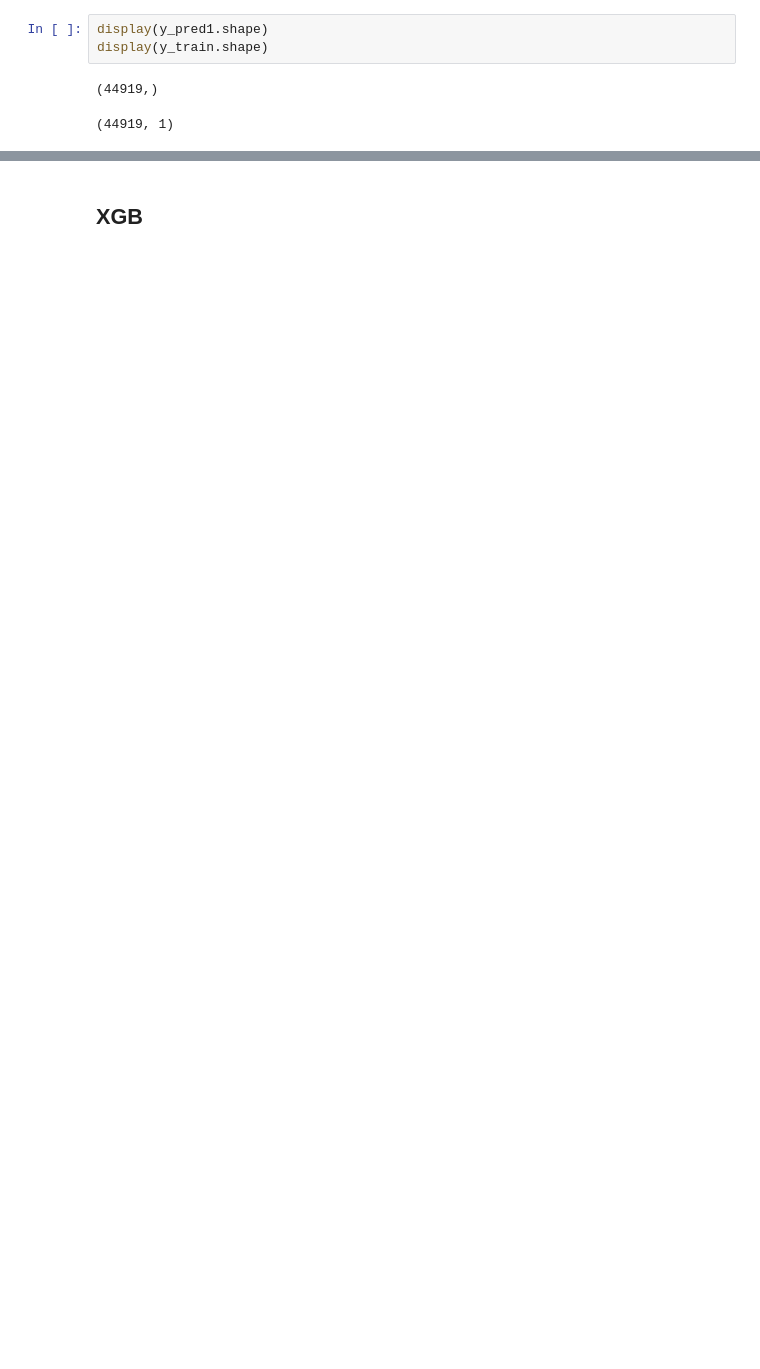
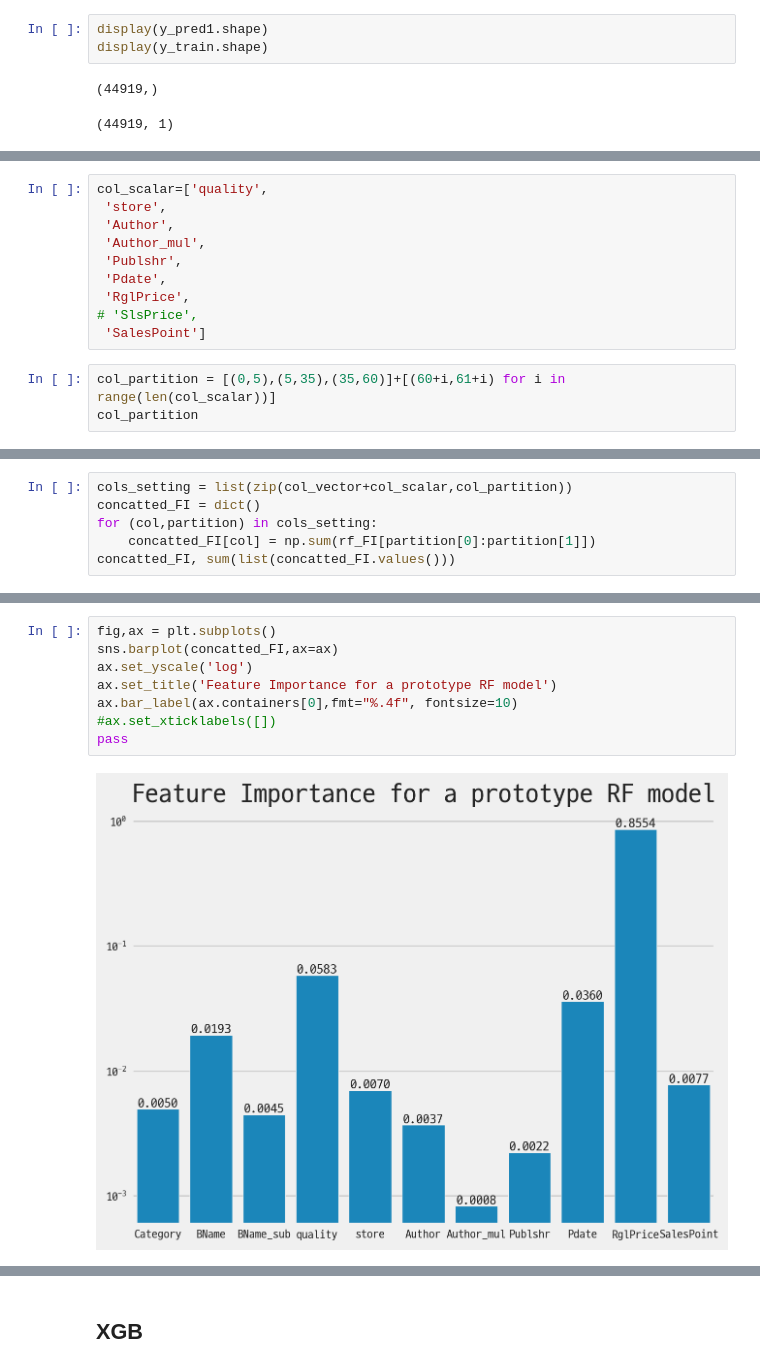
Before and after one commit to kdt-3-second-Project/aladin_usedbook, a Jupyter notebook: research/240717_simple_model_for_sample.ipynb, the cells around one changed output, grey strips where cells are left out. Drawn from its saved outputs; the diff is of its cells as text; blank space fills up the shorter version.

Commit message:
fix/not using SlsPrice

```diff
--- a/research/240717_simple_model_for_sample.ipynb
+++ b/research/240717_simple_model_for_sample.ipynb
@@ -118,0 +228,13 @@ make_reg_score_dict(y_pred3,y_test.reshape(-1),np.mean(y_test))
+# %%
+col_scalar=['quality',
+ 'store',
+ 'Author',
+ 'Author_mul',
+ 'Publshr',
+ 'Pdate',
+ 'RglPrice',
+# 'SlsPrice',
+ 'SalesPoint']
+# %%
+col_partition = [(0,5),(5,35),(35,60)]+[(60+i,61+i) for i in range(len(col_scalar))]
+col_partition
@@ -118,0 +253,6 @@ make_reg_score_dict(y_pred3,y_test.reshape(-1),np.mean(y_test))
+# %%
+cols_setting = list(zip(col_vector+col_scalar,col_partition))
+concatted_FI = dict()
+for (col,partition) in cols_setting:
+    concatted_FI[col] = np.sum(rf_FI[partition[0]:partition[1]])
+concatted_FI, sum(list(concatted_FI.values()))
@@ -118,0 +272,10 @@ make_reg_score_dict(y_pred3,y_test.reshape(-1),np.mean(y_test))
+# %%
+fig,ax = plt.subplots()
+sns.barplot(concatted_FI,ax=ax)
+ax.set_yscale('log')
+ax.set_title('Feature Importance for a prototype RF model')
+ax.bar_label(ax.containers[0],fmt="%.4f", fontsize=10)
+#ax.set_xticklabels([])
+pass
+# %% [output]
+[figure, added]
```
Also changed, not shown: parts of 19 cells of this notebook, 1 other file.
